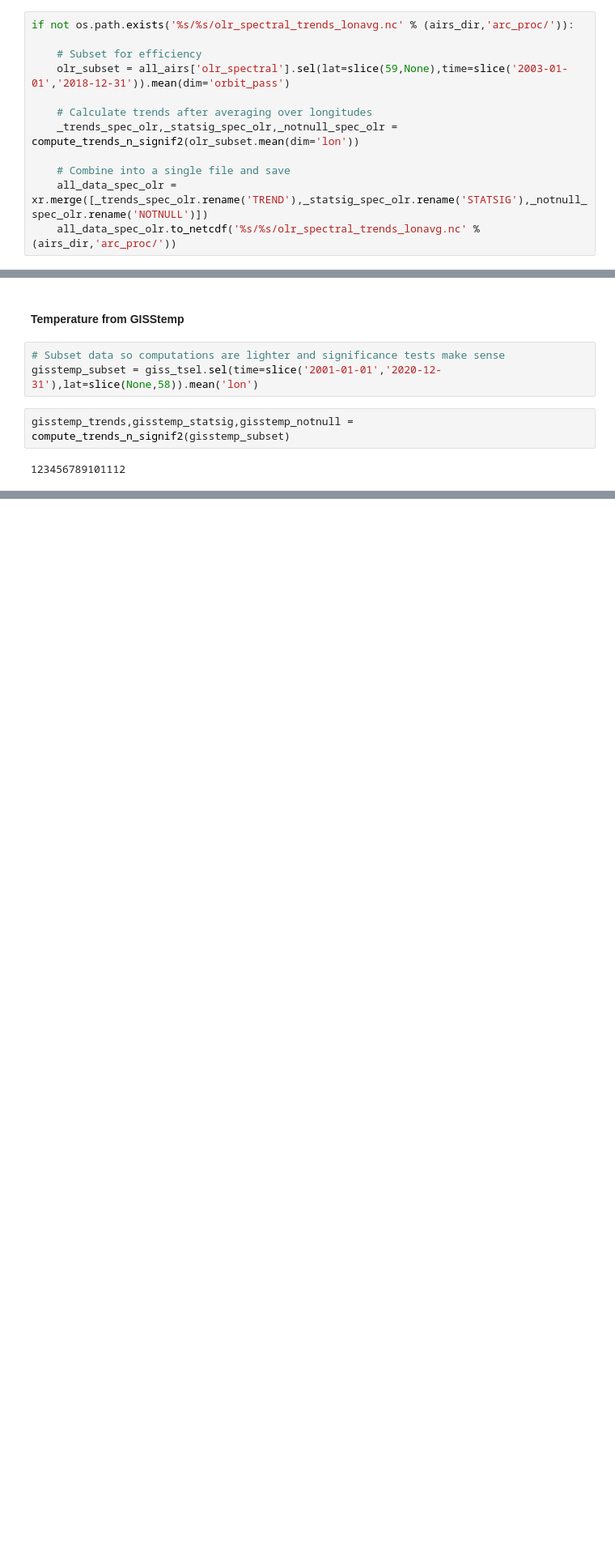
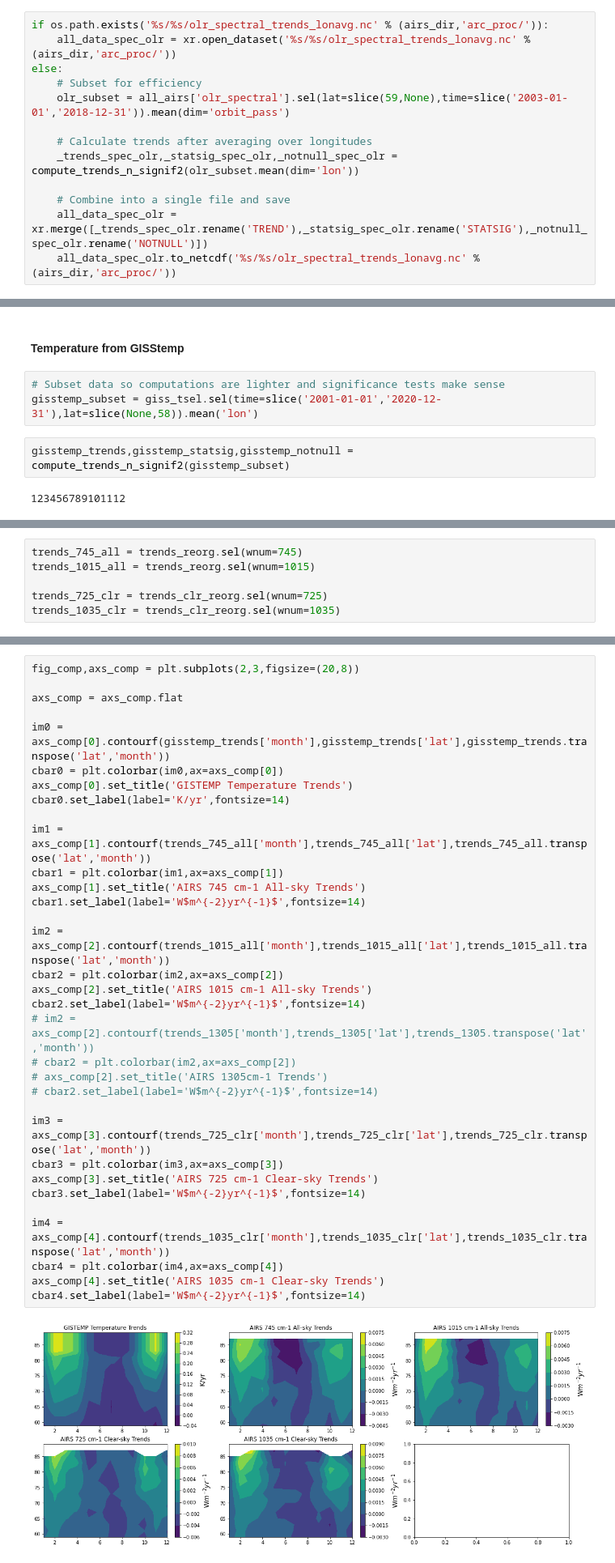
Before and after one commit to jshaw35/spectral_ice, a Jupyter notebook: AIRS_channel_selection.ipynb, the cells around one changed output, grey strips where cells are left out. Shown at 81% size. Drawn from its saved outputs; the diff is of its cells as text; blank space fills up the shorter version.

```diff
--- a/AIRS_channel_selection.ipynb
+++ b/AIRS_channel_selection.ipynb
@@ -118,8 +115,9 @@ Select the Arctic, and weight the ascending and descending orbits equally.
 # %% [markdown]
 #### These calculation required ~3 gb of memory (I ran with 4)
 # %%
-if not os.path.exists('%s/%s/olr_spectral_trends_lonavg.nc' % (airs_dir,'arc_proc/')):
-
+if os.path.exists('%s/%s/olr_spectral_trends_lonavg.nc' % (airs_dir,'arc_proc/')):
+    all_data_spec_olr = xr.open_dataset('%s/%s/olr_spectral_trends_lonavg.nc' % (airs_dir,'arc_proc/'))
+else:
     # Subset for efficiency
     olr_subset = all_airs['olr_spectral'].sel(lat=slice(59,None),time=slice('2003-01-01','2018-12-31')).mean(dim='orbit_pass')
 
@@ -254,0 +276,6 @@ plt.plot(trends_reorg.wnum,np.array(rvals_list))
+# %%
+trends_745_all = trends_reorg.sel(wnum=745)
+trends_1015_all = trends_reorg.sel(wnum=1015)
+
+trends_725_clr = trends_clr_reorg.sel(wnum=725)
+trends_1035_clr = trends_clr_reorg.sel(wnum=1035)
@@ -254,0 +284,35 @@ plt.plot(trends_reorg.wnum,np.array(rvals_list))
+# %%
+fig_comp,axs_comp = plt.subplots(2,3,figsize=(20,8))
+
+axs_comp = axs_comp.flat
+
+im0 = axs_comp[0].contourf(gisstemp_trends['month'],gisstemp_trends['lat'],gisstemp_trends.transpose('lat','month'))
+cbar0 = plt.colorbar(im0,ax=axs_comp[0])
+axs_comp[0].set_title('GISTEMP Temperature Trends')
+cbar0.set_label(label='K/yr',fontsize=14)
+
+im1 = axs_comp[1].contourf(trends_745_all['month'],trends_745_all['lat'],trends_745_all.transpose('lat','month'))
+cbar1 = plt.colorbar(im1,ax=axs_comp[1])
+axs_comp[1].set_title('AIRS 745 cm-1 All-sky Trends')
+cbar1.set_label(label='W$m^{-2}yr^{-1}$',fontsize=14)
+
+im2 = axs_comp[2].contourf(trends_1015_all['month'],trends_1015_all['lat'],trends_1015_all.transpose('lat','month'))
+cbar2 = plt.colorbar(im2,ax=axs_comp[2])
+axs_comp[2].set_title('AIRS 1015 cm-1 All-sky Trends')
+cbar2.set_label(label='W$m^{-2}yr^{-1}$',fontsize=14)
+# im2 = axs_comp[2].contourf(trends_1305['month'],trends_1305['lat'],trends_1305.transpose('lat','month'))
+# cbar2 = plt.colorbar(im2,ax=axs_comp[2])
+# axs_comp[2].set_title('AIRS 1305cm-1 Trends')
+# cbar2.set_label(label='W$m^{-2}yr^{-1}$',fontsize=14)
+
+im3 = axs_comp[3].contourf(trends_725_clr['month'],trends_725_clr['lat'],trends_725_clr.transpose('lat','month'))
+cbar3 = plt.colorbar(im3,ax=axs_comp[3])
+axs_comp[3].set_title('AIRS 725 cm-1 Clear-sky Trends')
+cbar3.set_label(label='W$m^{-2}yr^{-1}$',fontsize=14)
+
+im4 = axs_comp[4].contourf(trends_1035_clr['month'],trends_1035_clr['lat'],trends_1035_clr.transpose('lat','month'))
+cbar4 = plt.colorbar(im4,ax=axs_comp[4])
+axs_comp[4].set_title('AIRS 1035 cm-1 Clear-sky Trends')
+cbar4.set_label(label='W$m^{-2}yr^{-1}$',fontsize=14)
+# %% [output]
+[figure, added]
```
Also changed, not shown: parts of 54 cells of this notebook, 3 other files.
